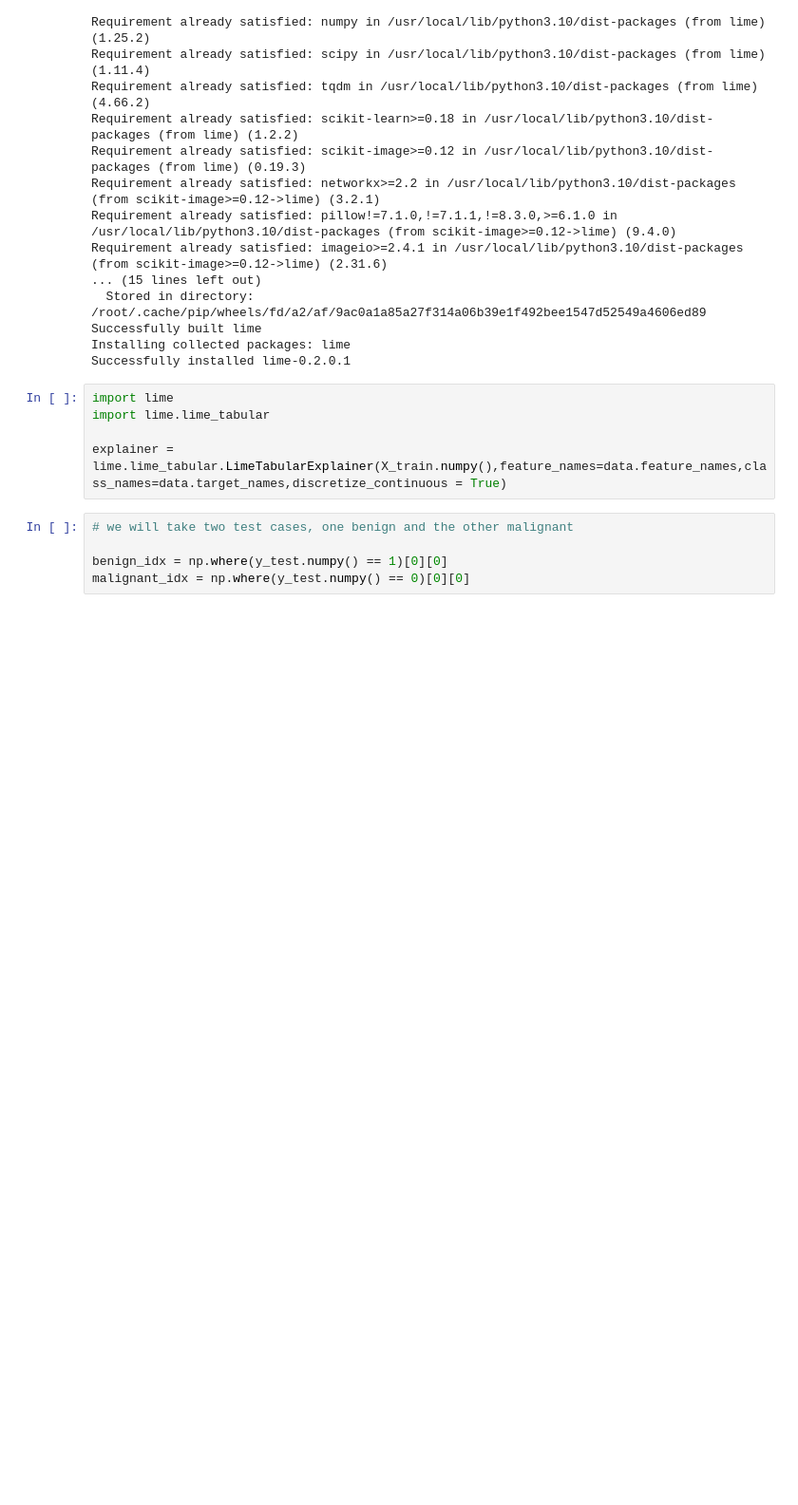
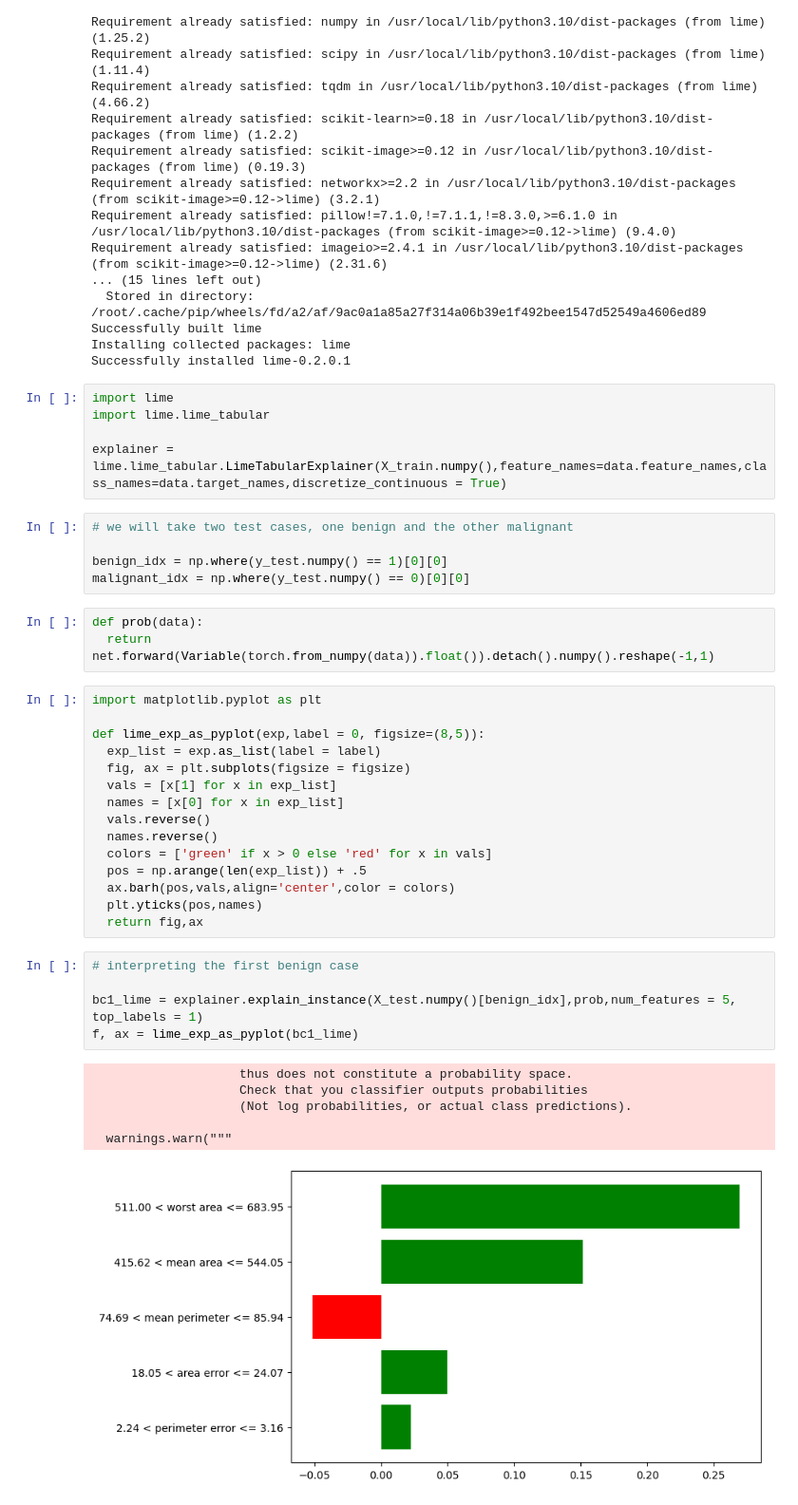
Before and after one commit to nikxlvii/pytorch, a Jupyter notebook: breast_cancer_diagnosis.ipynb, the cells around one changed output. Shown: that part at 95% size. Cells and saved outputs as stored; diff of their text form; blank space fills up the shorter version.

```diff
--- a/breast_cancer_diagnosis.ipynb
+++ b/breast_cancer_diagnosis.ipynb
@@ -127,3 +127,33 @@ explainer = lime.lime_tabular.LimeTabularExplainer(X_train.numpy(),feature_names
 
 benign_idx = np.where(y_test.numpy() == 1)[0][0]
 malignant_idx = np.where(y_test.numpy() == 0)[0][0]
+# %%
+def prob(data):
+  return net.forward(Variable(torch.from_numpy(data)).float()).detach().numpy().reshape(-1,1)
+# %%
+import matplotlib.pyplot as plt
+
+def lime_exp_as_pyplot(exp,label = 0, figsize=(8,5)):
+  exp_list = exp.as_list(label = label)
+  fig, ax = plt.subplots(figsize = figsize)
+  vals = [x[1] for x in exp_list]
+  names = [x[0] for x in exp_list]
+  vals.reverse()
+  names.reverse()
+  colors = ['green' if x > 0 else 'red' for x in vals]
+  pos = np.arange(len(exp_list)) + .5
+  ax.barh(pos,vals,align='center',color = colors)
+  plt.yticks(pos,names)
+  return fig,ax
+# %%
+# interpreting the first benign case
+
+bc1_lime = explainer.explain_instance(X_test.numpy()[benign_idx],prob,num_features = 5, top_labels = 1)
+f, ax = lime_exp_as_pyplot(bc1_lime)
+# %% [output]
+                    thus does not constitute a probability space.
+                    Check that you classifier outputs probabilities
+                    (Not log probabilities, or actual class predictions).
+
+  warnings.warn("""
+[figure, added]
```
Also changed, not shown: parts of 2 cells of this notebook.
